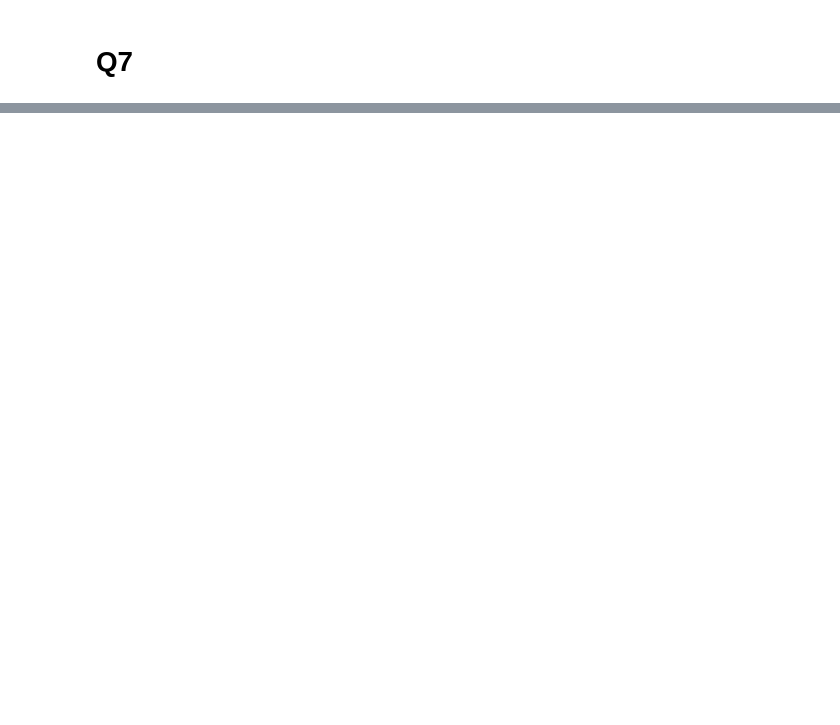
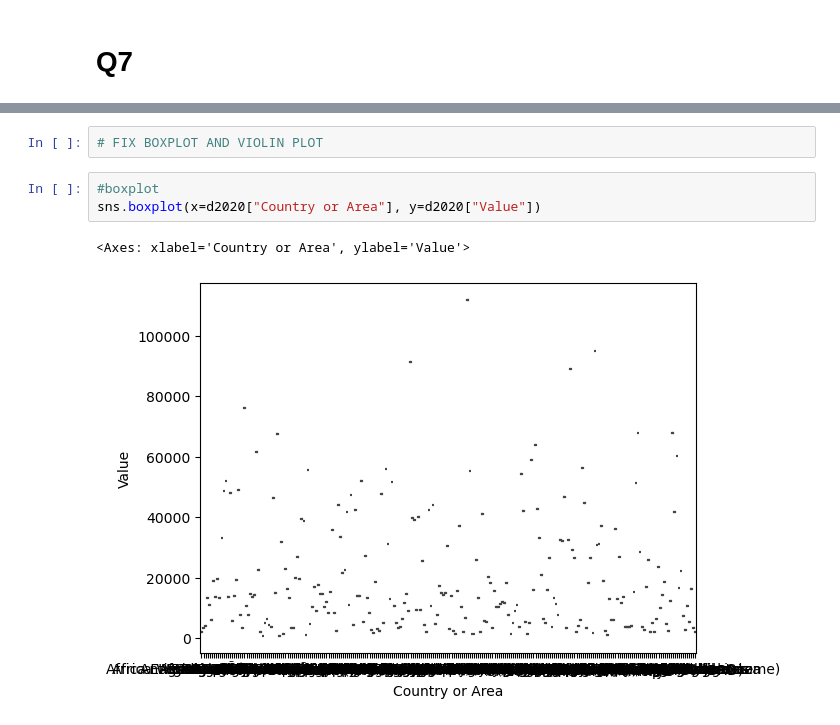
Before and after one commit to NSS-Data-Analytics-Cohort-11/undata-rneyin, a Jupyter notebook: notebook/UN_da11_rn.ipynb, the cells around one changed output, grey strips where cells are left out. Drawn from its saved outputs; the diff is of its cells as text; blank space fills up the shorter version.

```diff
--- a/notebook/UN_da11_rn.ipynb
+++ b/notebook/UN_da11_rn.ipynb
@@ -89,0 +162,8 @@ print(nullq)
+# %%
+# FIX BOXPLOT AND VIOLIN PLOT
+# %%
+#boxplot
+sns.boxplot(x=d2020["Country or Area"], y=d2020["Value"])
+# %% [output]
+<Axes: xlabel='Country or Area', ylabel='Value'>
+[figure, added]
```
Also changed, not shown: parts of 19 cells of this notebook.
